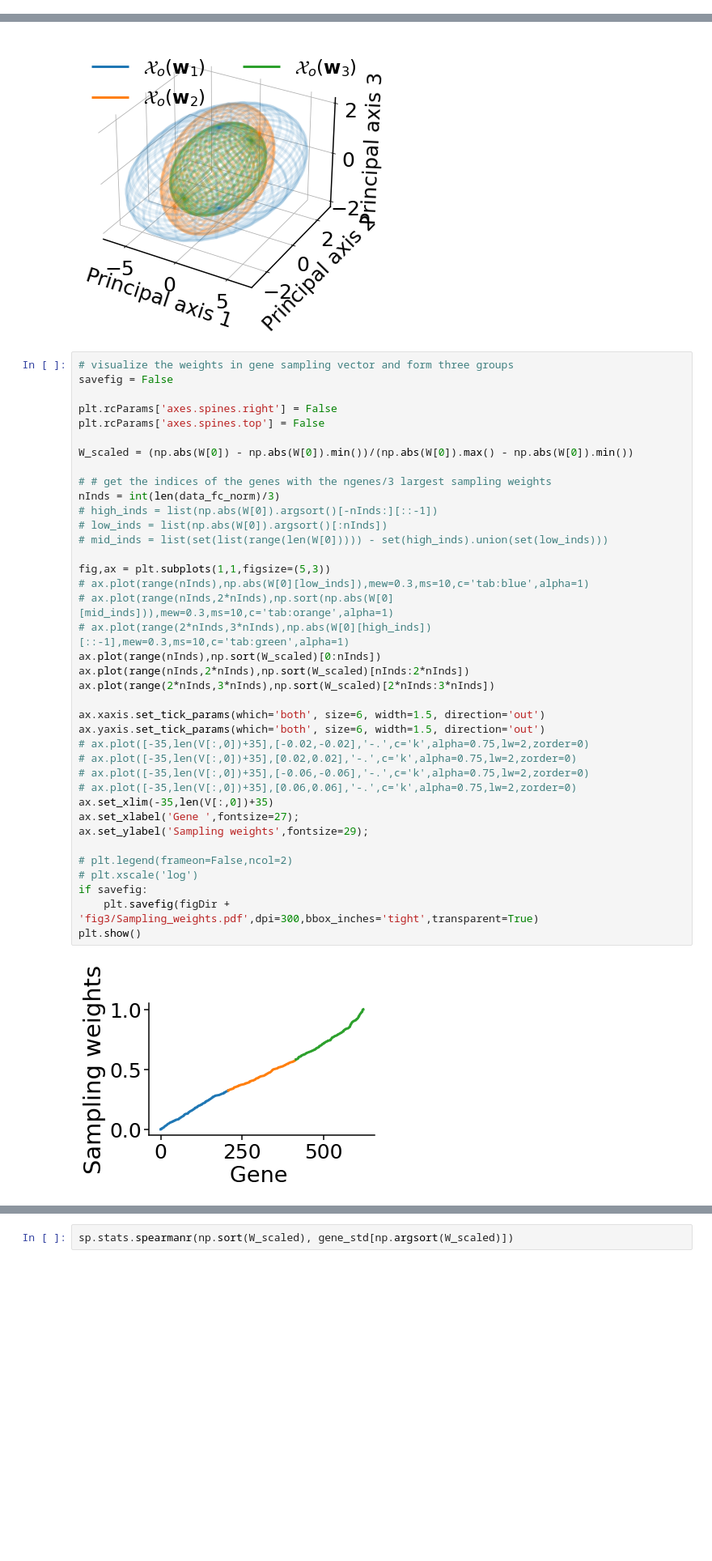
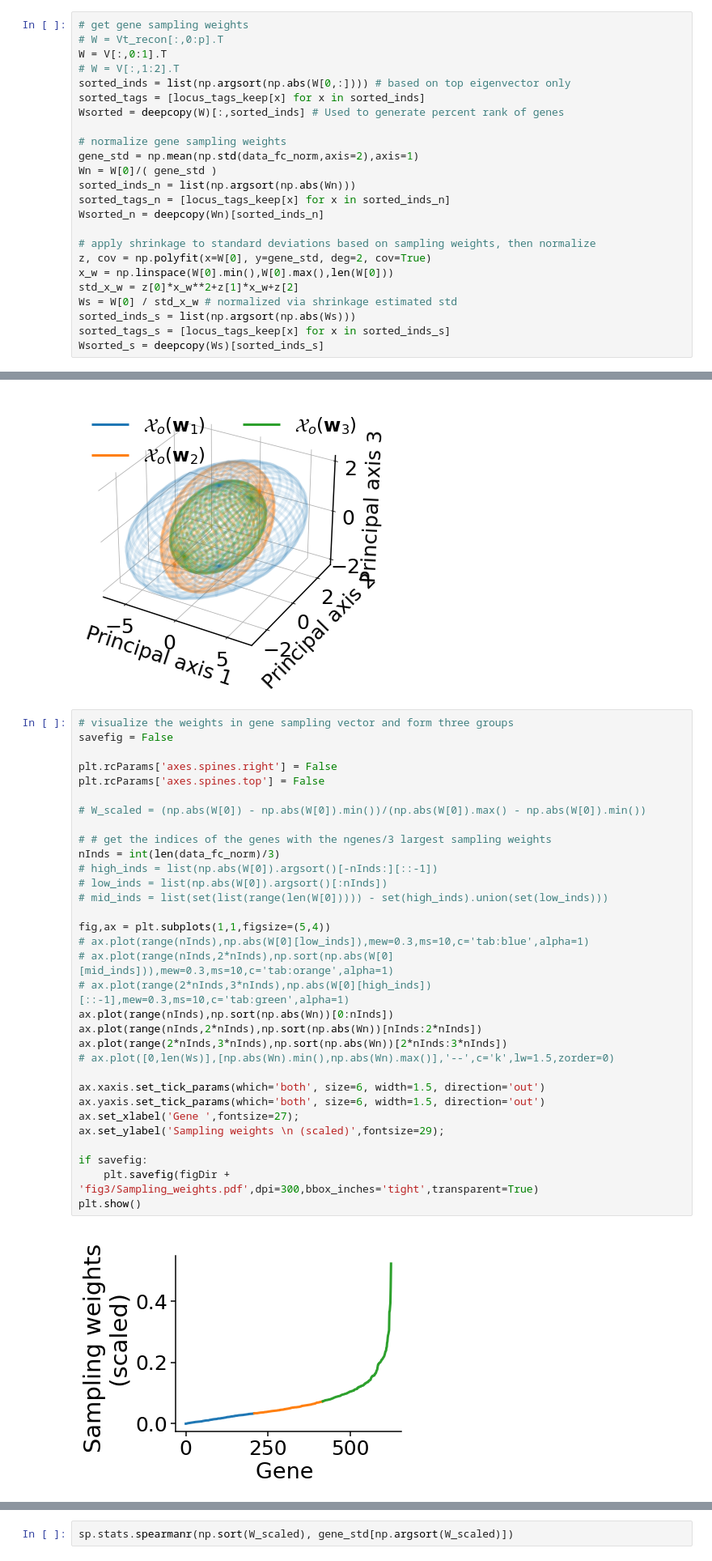
Before and after one commit to fmenol/transcriptome-dynamics-dmd-observability, a Jupyter notebook: main.ipynb, the cells around one changed output, grey strips where cells are left out. Shown at 81% size. Drawn from its saved outputs; the diff is of its cells as text; blank space fills up the shorter version.

```diff
--- a/main.ipynb
+++ b/main.ipynb
@@ -115,3 +110,27 @@ Wp = (V[:,0:p].T)[:,sorted_inds]
+# %%
+# get gene sampling weights
+# W = Vt_recon[:,0:p].T
+W = V[:,0:1].T
+# W = V[:,1:2].T
+sorted_inds = list(np.argsort(np.abs(W[0,:]))) # based on top eigenvector only
+sorted_tags = [locus_tags_keep[x] for x in sorted_inds]
+Wsorted = deepcopy(W)[:,sorted_inds] # Used to generate percent rank of genes
+
+# normalize gene sampling weights
+gene_std = np.mean(np.std(data_fc_norm,axis=2),axis=1)
+Wn = W[0]/( gene_std )
+sorted_inds_n = list(np.argsort(np.abs(Wn)))
+sorted_tags_n = [locus_tags_keep[x] for x in sorted_inds_n]
+Wsorted_n = deepcopy(Wn)[sorted_inds_n]
+
+# apply shrinkage to standard deviations based on sampling weights, then normalize
+z, cov = np.polyfit(x=W[0], y=gene_std, deg=2, cov=True)
+x_w = np.linspace(W[0].min(),W[0].max(),len(W[0]))
+std_x_w = z[0]*x_w**2+z[1]*x_w+z[2]
+Ws = W[0] / std_x_w # normalized via shrinkage estimated std
+sorted_inds_s = list(np.argsort(np.abs(Ws)))
+sorted_tags_s = [locus_tags_keep[x] for x in sorted_inds_s]
+Wsorted_s = deepcopy(Ws)[sorted_inds_s]
 # %% [markdown]
 #### Observability maximization with SQP (force weights to be > 0 and enforce sparsity)
 - Takes between 1 and 10 minutes per run for $O(10^3)$ genes (depends on initialization)
@@ -824,43 +699,37 @@ plt.show()
 # %%
 # visualize the weights in gene sampling vector and form three groups
 savefig = False
 
 plt.rcParams['axes.spines.right'] = False
 plt.rcParams['axes.spines.top'] = False
 
-W_scaled = (np.abs(W[0]) - np.abs(W[0]).min())/(np.abs(W[0]).max() - np.abs(W[0]).min())
+# W_scaled = (np.abs(W[0]) - np.abs(W[0]).min())/(np.abs(W[0]).max() - np.abs(W[0]).min())
 
 # # get the indices of the genes with the ngenes/3 largest sampling weights
 nInds = int(len(data_fc_norm)/3)
 # high_inds = list(np.abs(W[0]).argsort()[-nInds:][::-1])
 # low_inds = list(np.abs(W[0]).argsort()[:nInds])
 # mid_inds = list(set(list(range(len(W[0])))) - set(high_inds).union(set(low_inds)))
 
-fig,ax = plt.subplots(1,1,figsize=(5,3))
+fig,ax = plt.subplots(1,1,figsize=(5,4))
 # ax.plot(range(nInds),np.abs(W[0][low_inds]),mew=0.3,ms=10,c='tab:blue',alpha=1)
 # ax.plot(range(nInds,2*nInds),np.sort(np.abs(W[0][mid_inds])),mew=0.3,ms=10,c='tab:orange',alpha=1)
 # ax.plot(range(2*nInds,3*nInds),np.abs(W[0][high_inds])[::-1],mew=0.3,ms=10,c='tab:green',alpha=1)
-ax.plot(range(nInds),np.sort(W_scaled)[0:nInds])
-ax.plot(range(nInds,2*nInds),np.sort(W_scaled)[nInds:2*nInds])
-ax.plot(range(2*nInds,3*nInds),np.sort(W_scaled)[2*nInds:3*nInds])
+ax.plot(range(nInds),np.sort(np.abs(Wn))[0:nInds])
+ax.plot(range(nInds,2*nInds),np.sort(np.abs(Wn))[nInds:2*nInds])
+ax.plot(range(2*nInds,3*nInds),np.sort(np.abs(Wn))[2*nInds:3*nInds])
+# ax.plot([0,len(Ws)],[np.abs(Wn).min(),np.abs(Wn).max()],'--',c='k',lw=1.5,zorder=0)
 
 ax.xaxis.set_tick_params(which='both', size=6, width=1.5, direction='out')
 ax.yaxis.set_tick_params(which='both', size=6, width=1.5, direction='out')
-# ax.plot([-35,len(V[:,0])+35],[-0.02,-0.02],'-.',c='k',alpha=0.75,lw=2,zorder=0)
-# ax.plot([-35,len(V[:,0])+35],[0.02,0.02],'-.',c='k',alpha=0.75,lw=2,zorder=0)
-# ax.plot([-35,len(V[:,0])+35],[-0.06,-0.06],'-.',c='k',alpha=0.75,lw=2,zorder=0)
-# ax.plot([-35,len(V[:,0])+35],[0.06,0.06],'-.',c='k',alpha=0.75,lw=2,zorder=0)
-ax.set_xlim(-35,len(V[:,0])+35)
 ax.set_xlabel('Gene ',fontsize=27);
-ax.set_ylabel('Sampling weights',fontsize=29);
+ax.set_ylabel('Sampling weights \n (scaled)',fontsize=29);
 
-# plt.legend(frameon=False,ncol=2)
-# plt.xscale('log')
 if savefig:
     plt.savefig(figDir + 'fig3/Sampling_weights.pdf',dpi=300,bbox_inches='tight',transparent=True)
 plt.show()
 # %% [output]
-[figure, old version]
+[figure, new version]
 # %%
 # get the indices of the genes with the ngenes/3 largest sampling weights
 nInds = int(len(data_fc_norm)/3)
```
Also changed, not shown: parts of 47 cells of this notebook, 4 other files.
